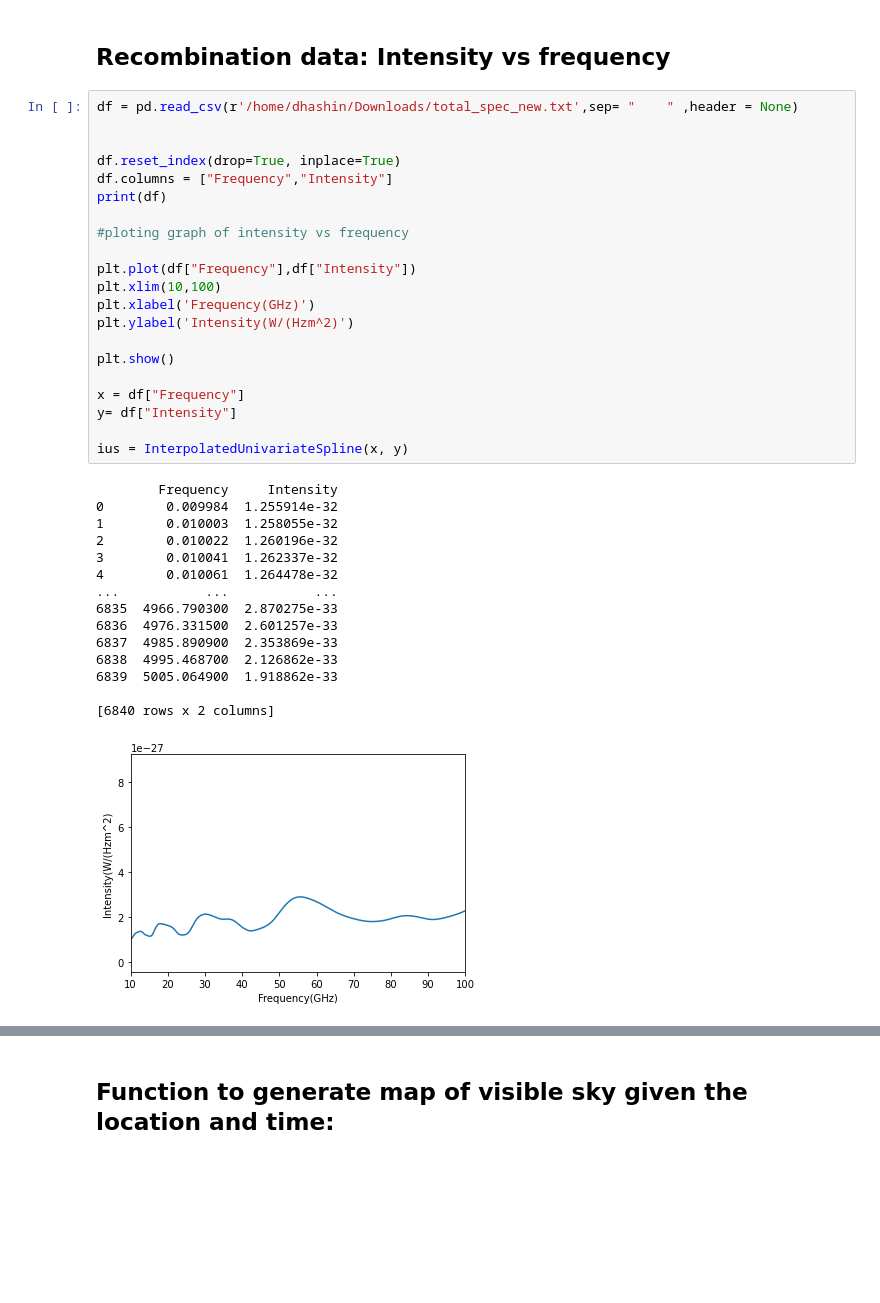
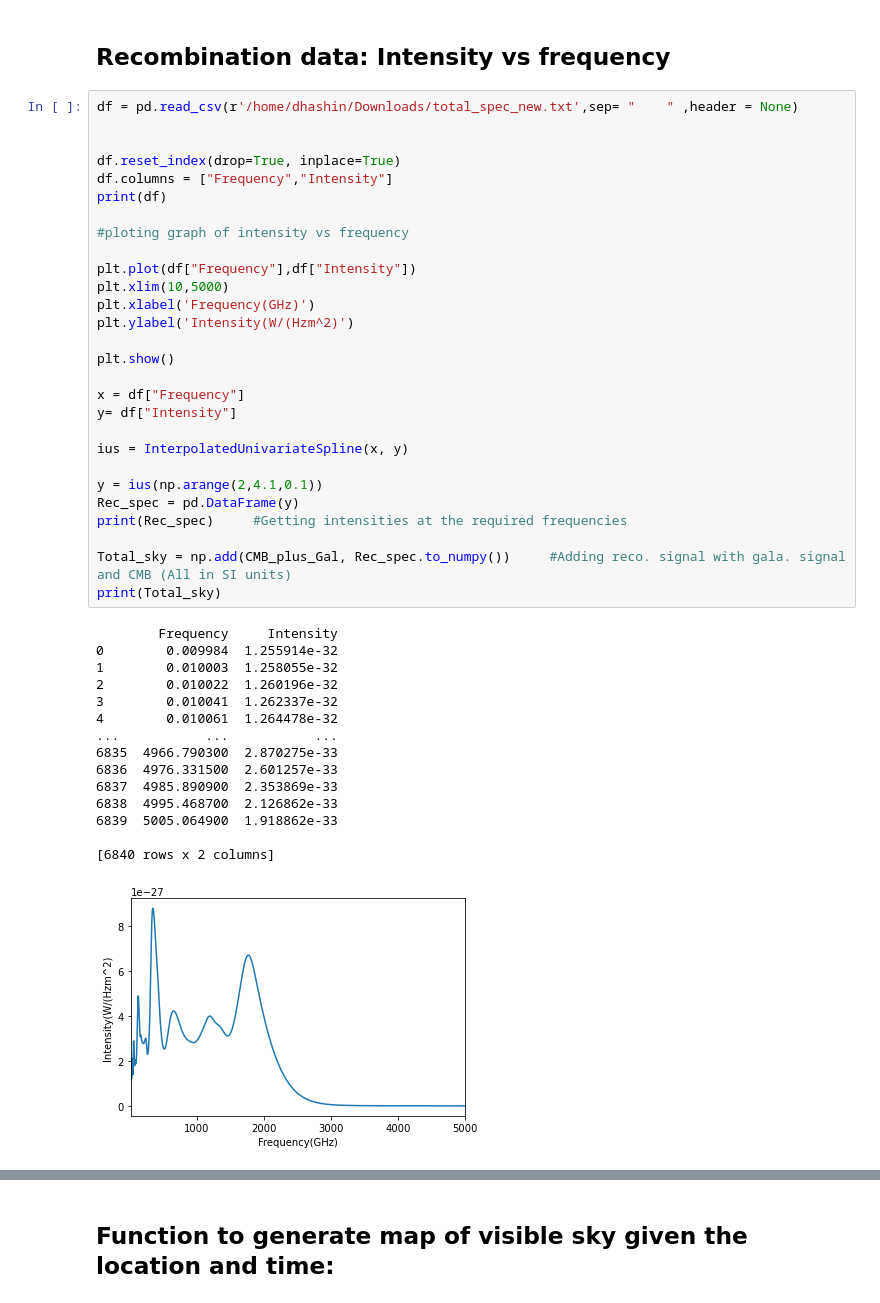
Before and after one commit to mayurisrao/APSERa, a Jupyter notebook: Sky_Simulation.ipynb, the cells around one changed output, grey strips where cells are left out. Cells and saved outputs as stored; diff of their text form; blank space fills up the shorter version.

```diff
--- a/Sky_Simulation.ipynb
+++ b/Sky_Simulation.ipynb
@@ -145,32 +132,39 @@ df.reset_index(drop=True, inplace=True)
 df.columns = ["Frequency","Intensity"]
 print(df)
 
 #ploting graph of intensity vs frequency
 
 plt.plot(df["Frequency"],df["Intensity"])
-plt.xlim(10,100)
+plt.xlim(10,5000)
 plt.xlabel('Frequency(GHz)')
 plt.ylabel('Intensity(W/(Hzm^2)')
 
 plt.show()
 
 x = df["Frequency"]
 y= df["Intensity"]
 
 ius = InterpolatedUnivariateSpline(x, y)
+
+y = ius(np.arange(2,4.1,0.1))
+Rec_spec = pd.DataFrame(y)
+print(Rec_spec)     #Getting intensities at the required frequencies
+
+Total_sky = np.add(CMB_plus_Gal, Rec_spec.to_numpy())     #Adding reco. signal with gala. signal and CMB (All in SI units)
+print(Total_sky)
 # %% [output]
         Frequency     Intensity
 0        0.009984  1.255914e-32
 1        0.010003  1.258055e-32
 2        0.010022  1.260196e-32
 3        0.010041  1.262337e-32
 4        0.010061  1.264478e-32
 ...           ...           ...
 6835  4966.790300  2.870275e-33
 6836  4976.331500  2.601257e-33
 6837  4985.890900  2.353869e-33
 6838  4995.468700  2.126862e-33
 6839  5005.064900  1.918862e-33
 
 [6840 rows x 2 columns]
-[figure, old version]
+[figure, new version]
```
Also changed, not shown: parts of 5 cells of this notebook.
